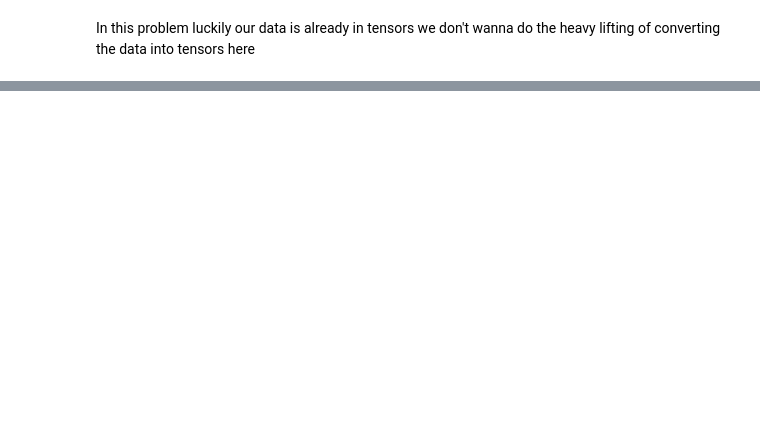
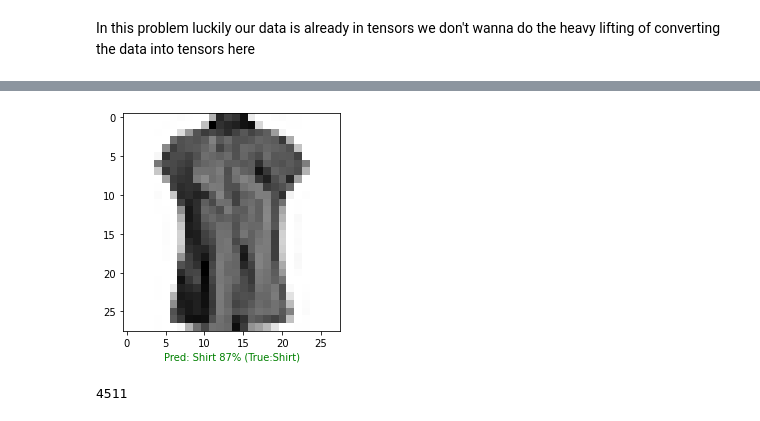
Before and after one commit to ashikshafi08/Learning_Tensorflow, a Jupyter notebook: Notebooks/02_Neural_Network_Classification_TensorFlow.ipynb, the cells around one changed output, grey strips where cells are left out. Saved outputs shown, nothing was run; the diff lists cells and outputs as text; code cells hidden in the pictures; blank space fills up the shorter version.

```diff
--- a/Notebooks/02_Neural_Network_Classification_TensorFlow.ipynb
+++ b/Notebooks/02_Neural_Network_Classification_TensorFlow.ipynb
@@ -1462,0 +2031,43 @@ In this problem luckily our data is already in tensors we don't wanna do the hea
+# %%
+# Creating the funciton
+import random
+
+def plot_random_image(model , images , true_labels , classes):
+  '''
+  Picks a random image, plots it and labels it with a prediction and true label
+  '''
+
+  # Set up random integer
+  i = random.randint(0 , len(images))
+
+  # Create predictions and targets
+  target_image = images[i]
+  pred_probs = model.predict(target_image.reshape(1 , 28 , 28))
+  pred_label = classes[pred_probs.argmax()]
+  true_label = classes[true_labels[i]]
+
+  # Plot the image
+  plt.imshow(target_image , cmap = plt.cm.binary)
+
+  # Change the color of the titles depending on if the prediction is right or wrong
+  if pred_label == true_label:
+    color = 'green'
+  else:
+    color = 'red'
+
+  # Add xlabel information (prediction / true_label)
+  plt.xlabel(f'Pred: {pred_label} {100*tf.reduce_max(pred_probs):2.0f}% (True:{true_label})' ,
+             color = color) # Set the color to green or red
+# %%
+# Check out our newly created function.
+plot_random_image(model = model_15 ,
+                  images = test_data_norm ,  # always make predictions on the same kind of data your model was trained on
+                  true_labels = test_labels ,
+                  classes = class_names)
+# %% [output]
+[figure, added]
+# %%
+# Gives a random number between this range (0 , 60000)
+random.randint(0 , len(test_data))
+# %% [output]
+4511
```
Also changed, not shown: parts of 52 cells of this notebook.
